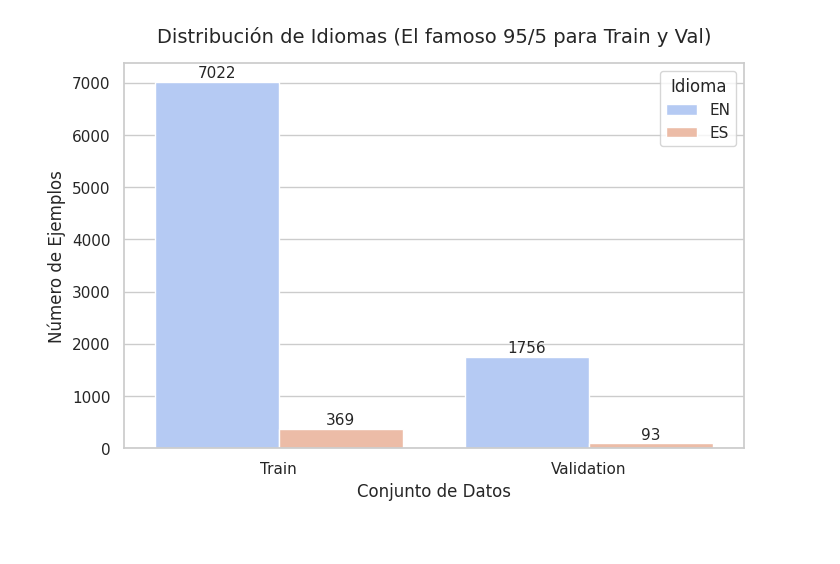
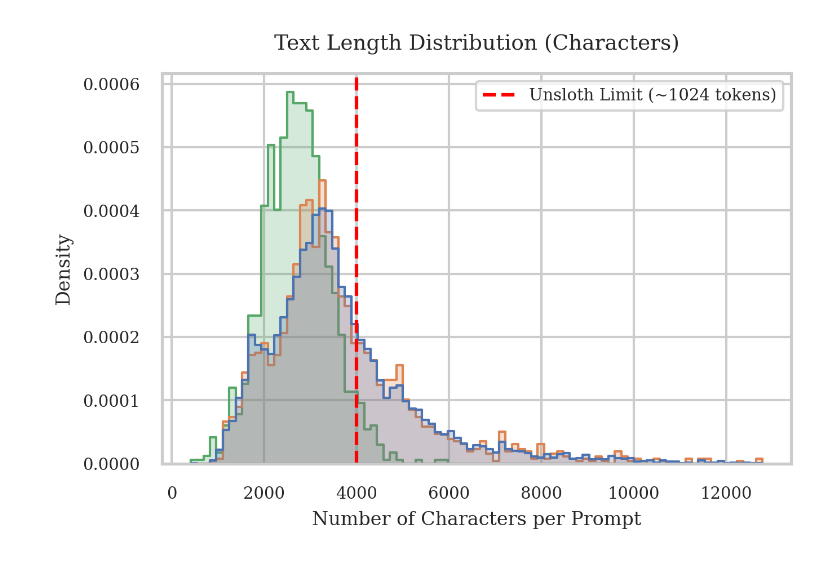
Before and after one commit to dannycsa/fine_tunned_RAG, a Jupyter notebook: grace_code/EDA_Report.ipynb, the cells around one changed output. Saved outputs shown, nothing was run; the diff lists cells and outputs as text; code cells hidden in the pictures; blank space fills up the shorter version.

```diff
--- a/grace_code/EDA_Report.ipynb
+++ b/grace_code/EDA_Report.ipynb
@@ -80,17 +103,16 @@ plt.show()
 # %%
-df_train_val = df_total[df_total['split'].isin(['Train', 'Validation'])]
+fig, ax = plt.subplots()
 
-plt.figure(figsize=(8, 5))
-ax = sns.countplot(data=df_train_val, x='split', hue='idioma', palette='coolwarm')
-plt.title('Distribución de Idiomas (El famoso 95/5 para Train y Val)', fontsize=14, pad=15)
-plt.ylabel('Número de Ejemplos')
-plt.xlabel('Conjunto de Datos')
-plt.legend(title='Idioma')
+sns.histplot(data=df_total, x='character_length', hue='split', palette='deep', element='step', stat='density', common_norm=False, ax=ax)
 
-for p in ax.patches:
-    if p.get_height() > 0:
-        ax.annotate(f'{int(p.get_height())}', (p.get_x() + p.get_width() / 2., p.get_height()),
-                    ha='center', va='baseline', fontsize=11, xytext=(0, 3), textcoords='offset points')
+ax.set_title('Text Length Distribution (Characters)', pad=10)
+ax.set_xlabel('Number of Characters per Prompt')
+ax.set_ylabel('Density')
+
+ax.axvline(x=4000, color='red', linestyle='--', label='Unsloth Limit (~1024 tokens)')
+ax.legend()
+
+plt.savefig("fig_text_length.pdf", bbox_inches="tight")
 plt.show()
 # %% [output]
-[figure, old version]
+[figure, new version]
```
Also changed, not shown: parts of 4 cells of this notebook, 5 other files.
